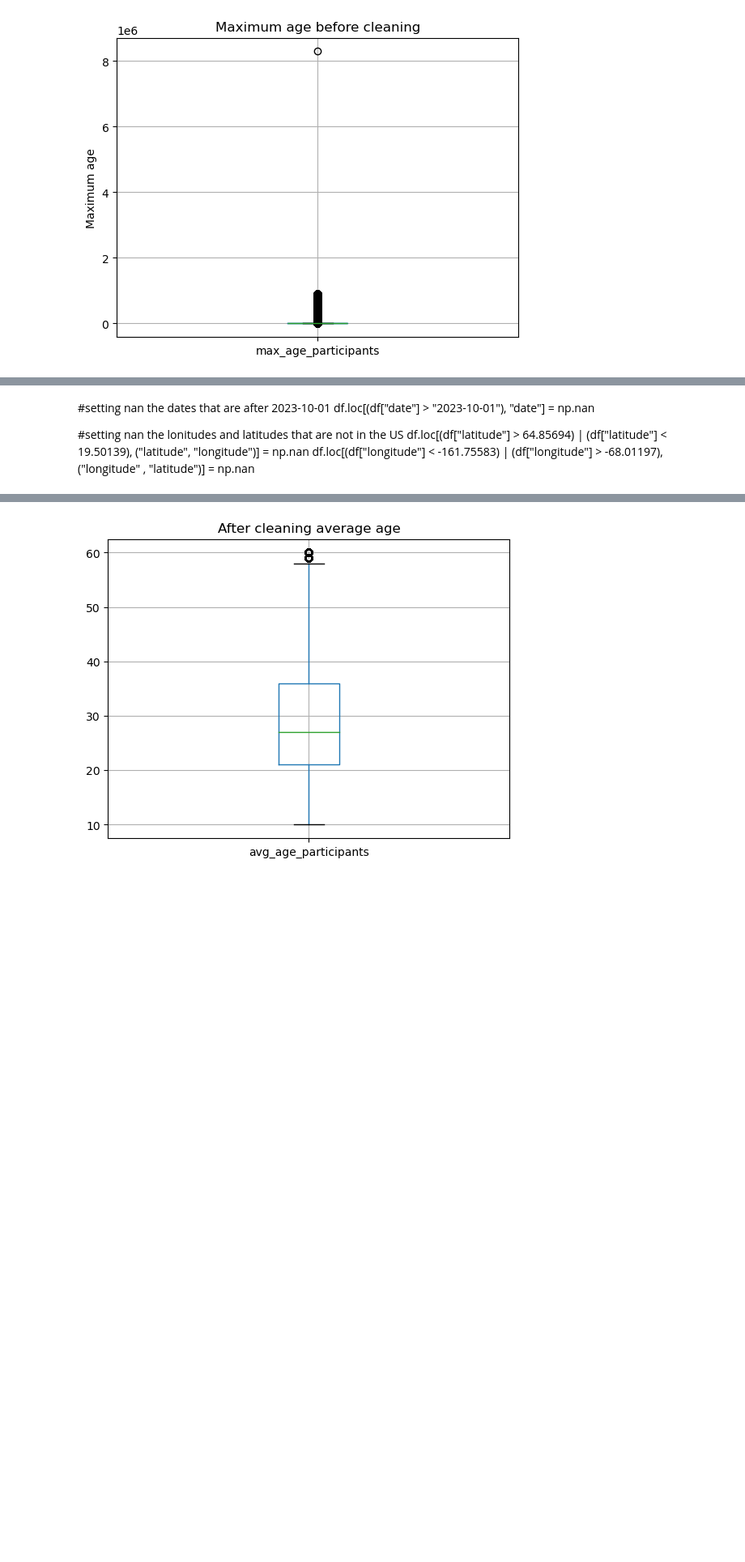
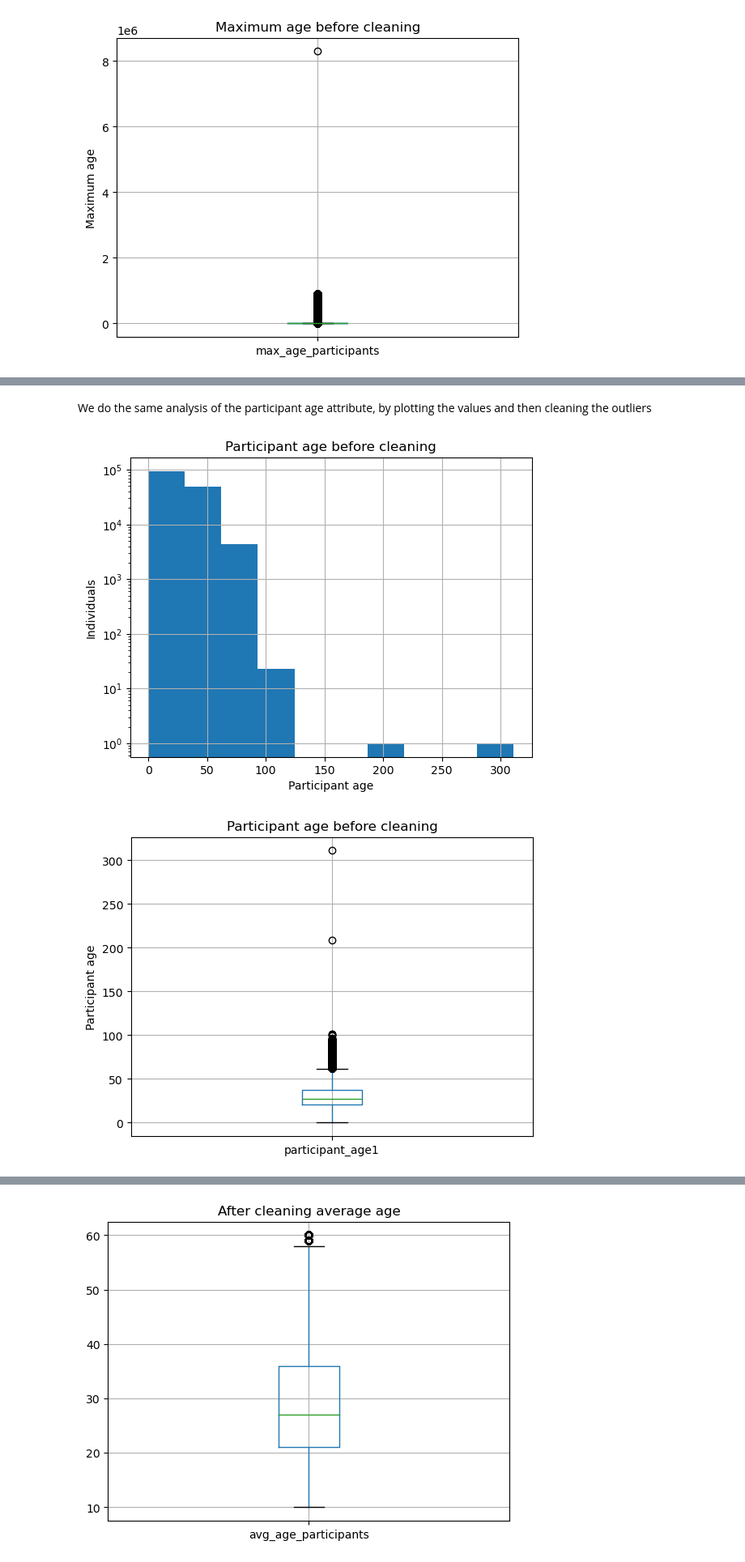
Before and after one commit to vezzusamu/dm-project, a Jupyter notebook: data_understanding.ipynb, the cells around one changed output, grey strips where cells are left out. Shown at 81% size. Saved outputs shown, nothing was run; the diff lists cells and outputs as text; code cells hidden in the pictures; blank space fills up the shorter version.

Commit message:
organization of participant age cleaning

```diff
--- a/data_understanding.ipynb
+++ b/data_understanding.ipynb
@@ -253,9 +254,17 @@ plt.show()
-# %% [markdown]
-#setting nan the dates that are after 2023-10-01
-df.loc[(df["date"] > "2023-10-01"), "date"] = np.nan
-
-#setting nan the lonitudes and latitudes that are not in the US
-df.loc[(df["latitude"] > 64.85694) |
-        (df["latitude"] < 19.50139), ("latitude", "longitude")] = np.nan
-df.loc[(df["longitude"] < -161.75583) |
-        (df["longitude"] > -68.01197), ("longitude" , "latitude")] = np.nan
+# %% [markdown]
+We do the same analysis of the participant age attribute, by plotting the values and then cleaning the outliers
+# %%
+df.hist(column="participant_age1")
+plt.title("Participant age before cleaning")
+plt.xlabel("Participant age")
+plt.ylabel("Individuals")
+plt.yscale("log")
+plt.show()
+
+df.boxplot(column="participant_age1")
+plt.title("Participant age before cleaning")
+plt.ylabel("Participant age")
+plt.show()
+# %% [output]
+[figure, added]
+[figure, added]
```
Also changed, not shown: parts of 12 cells of this notebook.
